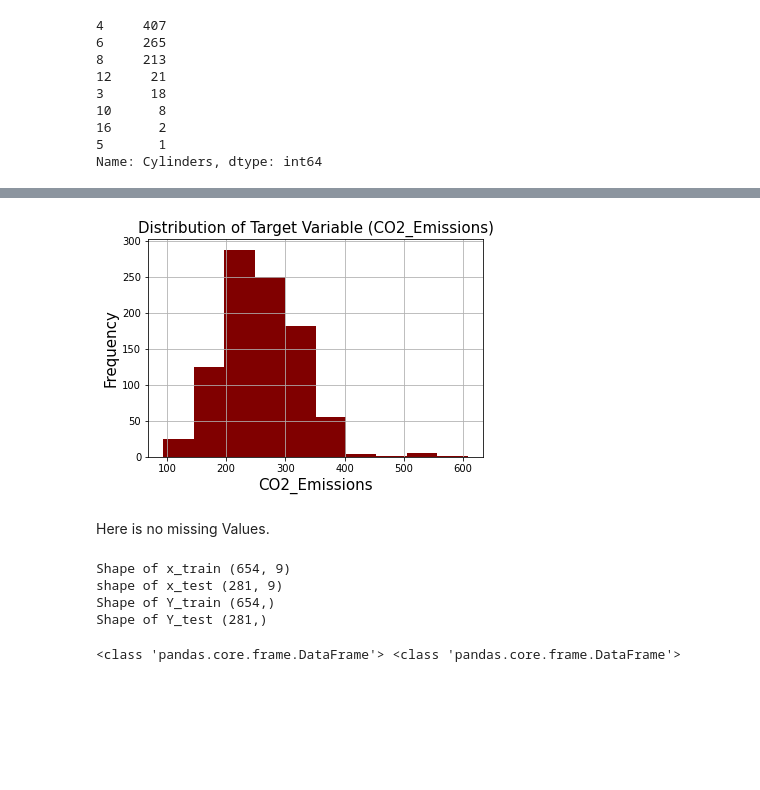
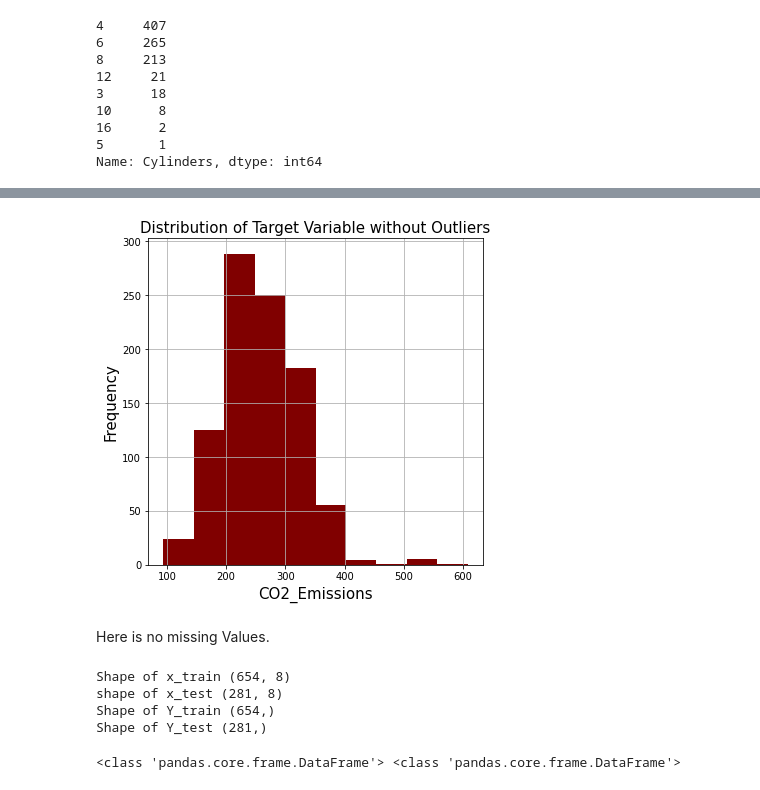
Before and after one commit to Snegapriya-SP/Macine_Learning_Projects, a Jupyter notebook: 1st capstone.ipynb, the cells around one changed output, grey strips where cells are left out. Drawn from its saved outputs; the diff is of its cells as text; code cells hidden in the pictures; blank space fills up the shorter version.

```diff
--- a/1st capstone.ipynb
+++ b/1st capstone.ipynb
@@ -67,5 +88,5 @@ sns.heatmap(corr, cmap ='YlGnBu',annot=True,annot_kws={'size' : 13},vmax=1,vmin=
 # %%
-data = data.drop(['Model_Year','Fuel_Consumption_comb(L/100km)'],axis=1)
+data = data.drop(['Model_Year','Fuel_Consumption_in_City(L/100 km)','Fuel_Consumption_in_City_Hwy(L/100 km)'],axis=1)
 data.columns
 # %% [output]
 Index(['Make', 'Model', 'Vehicle_Class', 'Engine_Size', 'Cylinders',
@@ -157,11 +288,11 @@ array([[<matplotlib.axes._subplots.AxesSubplot object at 0x...>,
 # %%
-data.CO2_Emissions.hist(color = 'maroon')
-plt.title('Distribution of Target Variable (CO2_Emissions)', fontsize = 15)
+data.CO2_Emissions.hist(color = 'maroon',figsize = (6,6))
+plt.title('Distribution of Target Variable without Outliers', fontsize = 15)
 plt.xlabel('CO2_Emissions', fontsize = 15)
 plt.ylabel('Frequency', fontsize = 15)
 plt.show()
 # %% [output]
-[figure, old version]
+[figure, new version]
 # %% [markdown]
 
   Here is no missing Values.
@@ -173,8 +304,8 @@ print('shape of x_test',x_test.shape)
 print('Shape of Y_train',Y_train.shape)
 print('Shape of Y_test',Y_test.shape)
 # %% [output]
-Shape of x_train (654, 9)
-shape of x_test (281, 9)
+Shape of x_train (654, 8)
+shape of x_test (281, 8)
 Shape of Y_train (654,)
 Shape of Y_test (281,)
 # %%
```
Also changed, not shown: parts of 49 cells of this notebook.
